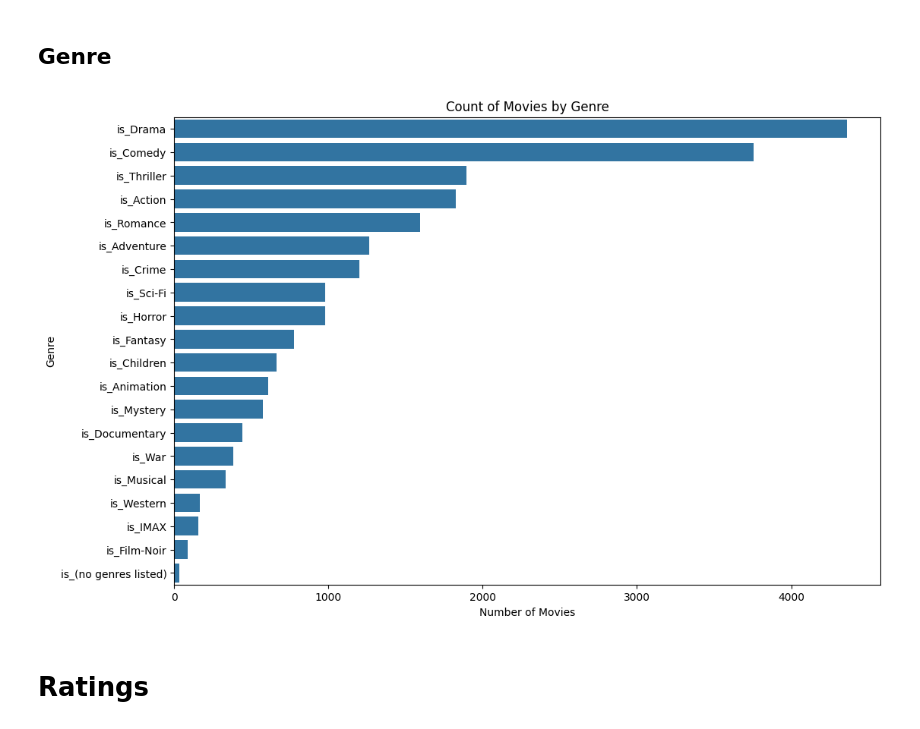
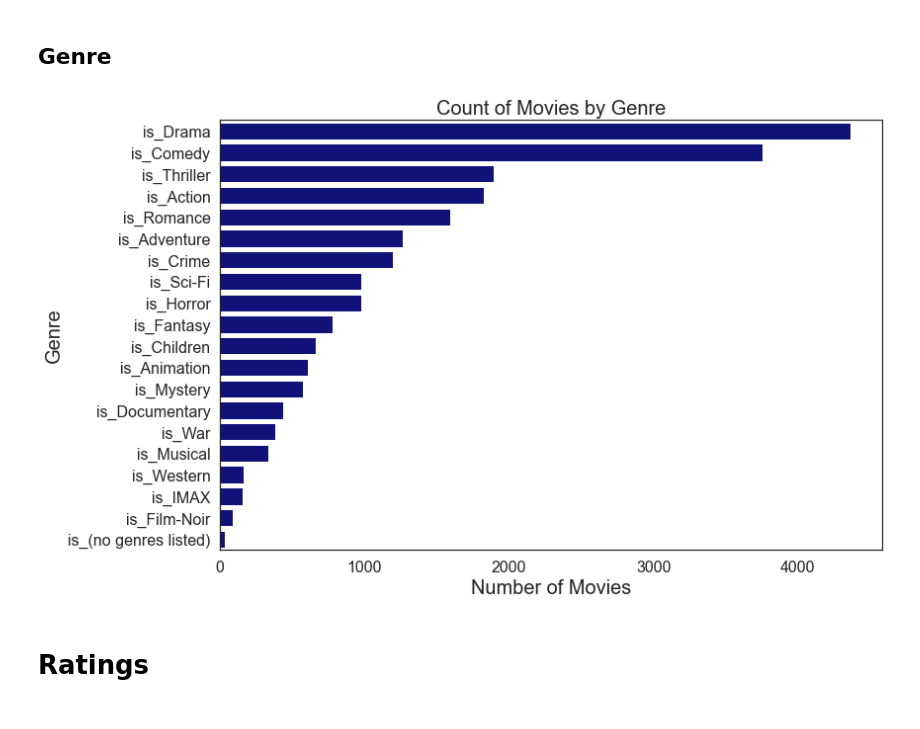
Before and after one commit to chenjoshua7/RecommendationSystems_NetworksFP, a Jupyter notebook: eda.ipynb, the cells around one changed output. Cells and saved outputs as stored; diff of their text form; code cells hidden in the pictures.

```diff
--- a/eda.ipynb
+++ b/eda.ipynb
@@ -63,18 +63,20 @@ plt.show()
 # %%
 genre_counts = movies.iloc[:, 4:].sum()  # Assuming genre columns start from the 5th column
 
 # Create a DataFrame for plotting
 genre_counts_df = pd.DataFrame({'Genre': genre_counts.index, 'Count': genre_counts.values})
 
 # Plot the count of movies for each genre
 plt.figure(figsize=(12, 8))
-sns.barplot(data=genre_counts_df, y='Genre', x='Count', order=genre_counts_df.sort_values('Count', ascending=False)['Genre'])
+sns.barplot(data=genre_counts_df, y='Genre', x='Count', color='darkblue',
+            order=genre_counts_df.sort_values('Count', ascending=False)['Genre'])
 plt.xlabel('Number of Movies')
 plt.ylabel('Genre')
 plt.title('Count of Movies by Genre')
+plt.savefig(os.path.join('Images/', 'count_genre.png'))
 plt.show()
 # %% [output]
-[figure, old version]
+[figure, new version]
 # %% [markdown]
 # Ratings
 # %%
```
Also changed, not shown: parts of 4 cells of this notebook, 11 other files.
